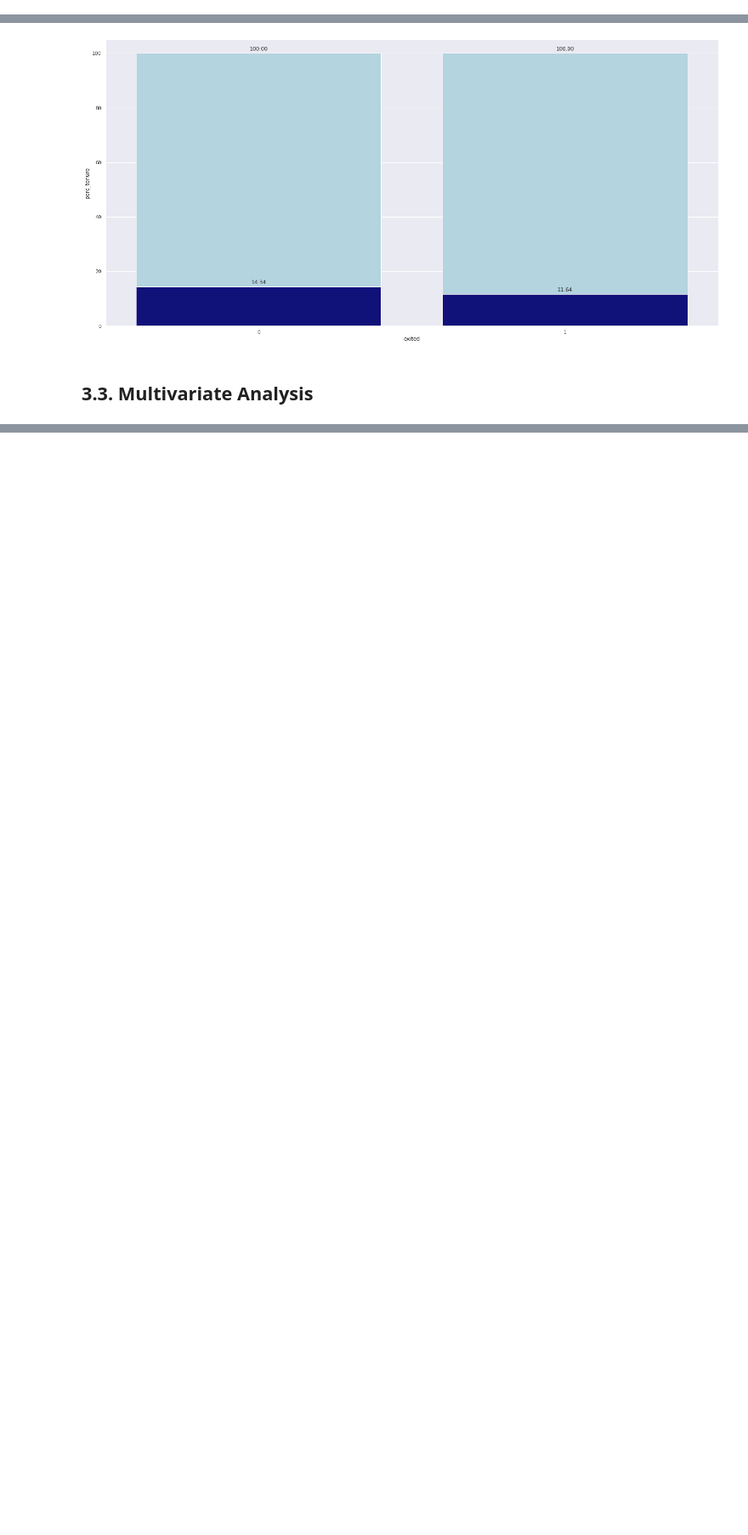
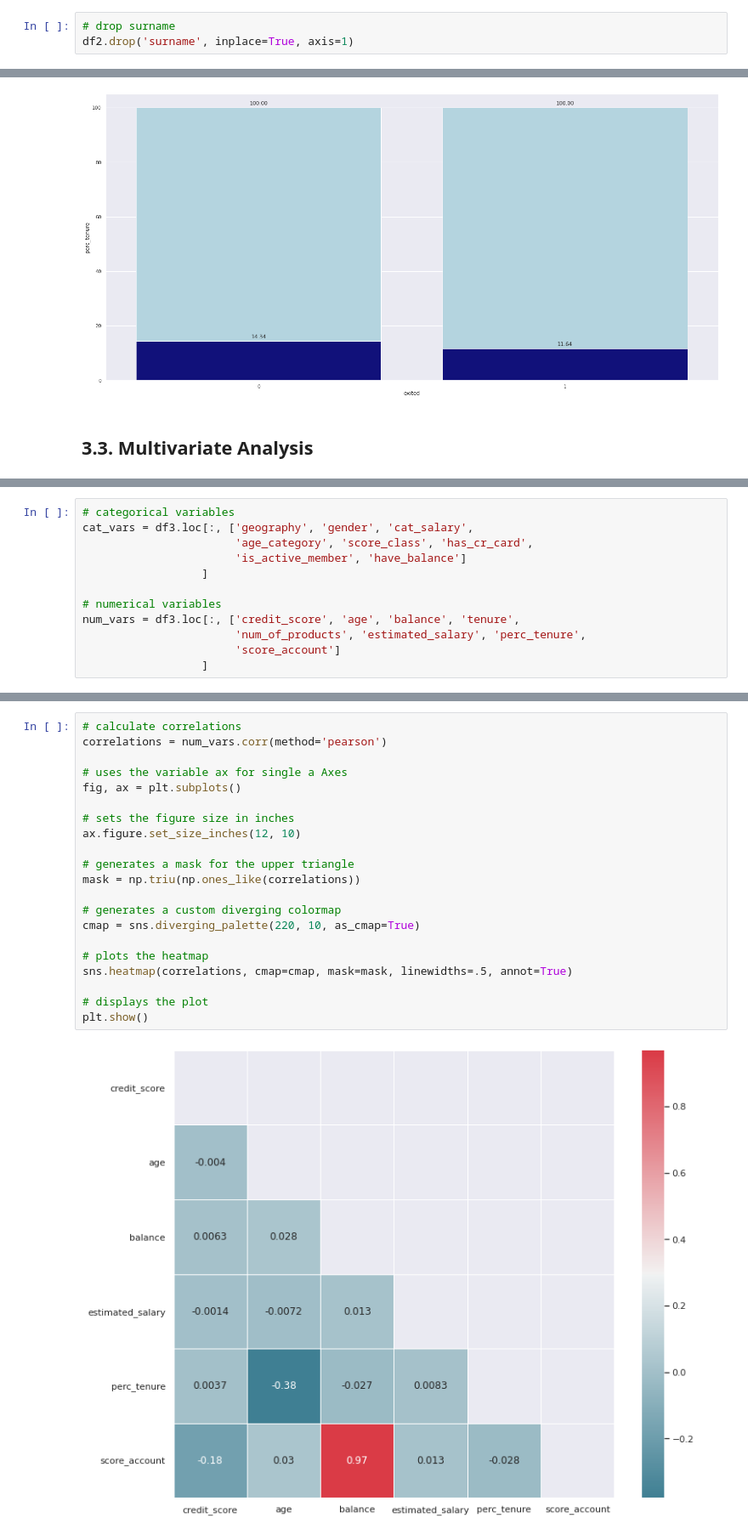
Before and after one commit to tadeucbm/churn_predict, a Jupyter notebook: notebooks/c1_churn_predict.ipynb, the cells around one changed output, grey strips where cells are left out. Shown at 85% size. Drawn from its saved outputs; the diff is of its cells as text; blank space fills up the shorter version.

```diff
--- a/notebooks/c1_churn_predict.ipynb
+++ b/notebooks/c1_churn_predict.ipynb
@@ -339,6 +355,9 @@ df2['age_category'] = df2['age'].apply(lambda x: '18 - 29' if x >= 18 and x <= 3
 df2['have_balance'] = df2['balance'].apply(lambda x: 1 if x > 0 else 0)
 
 df2['cat_salary'] = pd.cut(df2['estimated_salary'], 10)
+# %%
+# drop surname
+df2.drop('surname', inplace=True, axis=1)
 # %%
 df2.dtypes
 # %% [output]
@@ -992,0 +1038,12 @@ for p in bar2.patches:
+# %%
+# categorical variables
+cat_vars = df3.loc[:, ['geography', 'gender', 'cat_salary',
+                       'age_category', 'score_class', 'has_cr_card',
+                       'is_active_member', 'have_balance']
+                  ]
+
+# numerical variables
+num_vars = df3.loc[:, ['credit_score', 'age', 'balance', 'tenure',
+                       'num_of_products', 'estimated_salary', 'perc_tenure',
+                       'score_account']
+                  ]
@@ -992,0 +1070,23 @@ for p in bar2.patches:
+# %%
+# calculate correlations
+correlations = num_vars.corr(method='pearson')
+
+# uses the variable ax for single a Axes
+fig, ax = plt.subplots()
+
+# sets the figure size in inches
+ax.figure.set_size_inches(12, 10)
+
+# generates a mask for the upper triangle
+mask = np.triu(np.ones_like(correlations))
+
+# generates a custom diverging colormap
+cmap = sns.diverging_palette(220, 10, as_cmap=True)
+
+# plots the heatmap
+sns.heatmap(correlations, cmap=cmap, mask=mask, linewidths=.5, annot=True)
+
+# displays the plot
+plt.show()
+# %% [output]
+[figure, added]
```
Also changed, not shown: parts of 10 cells of this notebook.
